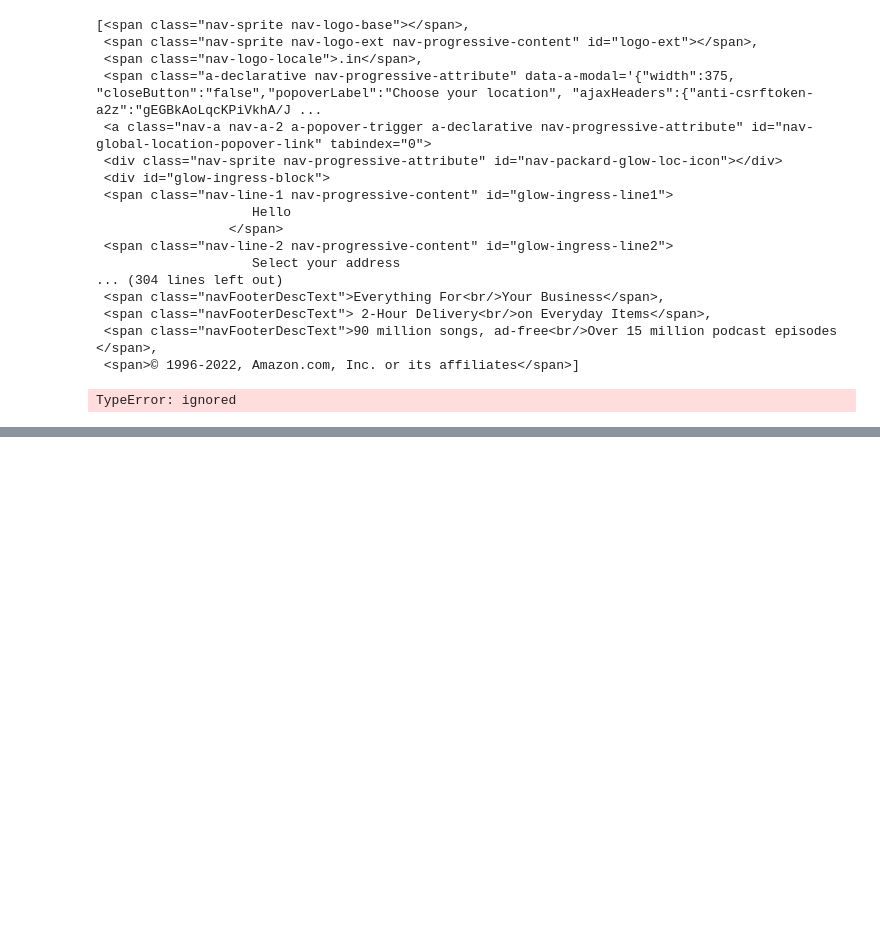
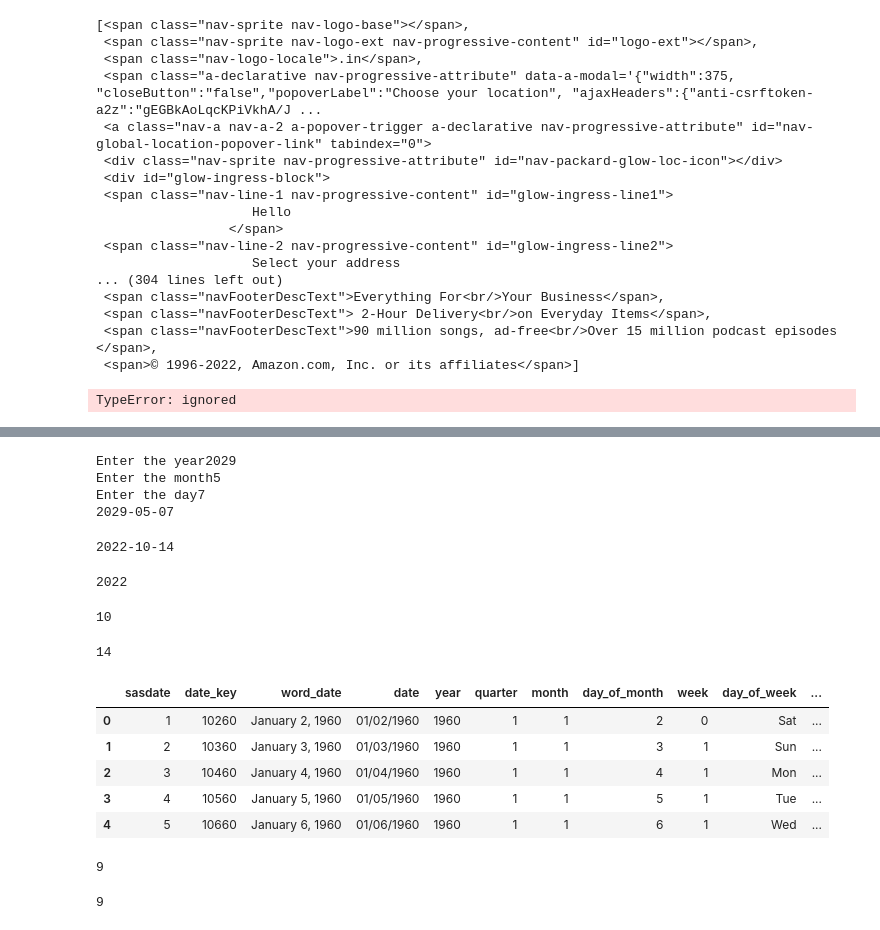
Before and after one commit to durgesh2010/Python-practice, a Jupyter notebook: OOPs_my_notes_.ipynb, the cells around one changed output, grey strips where cells are left out. Drawn from its saved outputs; the diff is of its cells as text; code cells hidden in the pictures; blank space fills up the shorter version.

```diff
--- a/OOPs_my_notes_.ipynb
+++ b/OOPs_my_notes_.ipynb
@@ -1155,0 +1442,39 @@ TypeError: ignored
+# %%
+a = int(input('Enter the year'))
+b = int(input('Enter the month'))
+c = int(input('Enter the day'))
+n = datetime.date(a, b, c)
+print(n)
+# %% [output]
+Enter the year2029
+Enter the month5
+Enter the day7
+2029-05-07
+# %%
+m = datetime.date.today()
+print(m)
+# %% [output]
+2022-10-14
+# %%
+m.year
+# %% [output]
+2022
+# %%
+m.month
+# %% [output]
+10
+# %%
+m.day
+# %% [output]
+14
+# %%
+import pandas as pd
+df = pd.read_csv('/content/calendar.csv')
+df.head()
+# %% [output]
+|  | sasdate | date_key | word_date | date | year | quarter | month | day_of_month | week | day_of_week | ... |
+| 0 | 1 | 10260 | January 2, 1960 | 01/02/1960 | 1960 | 1 | 1 | 2 | 0 | Sat | ... |
+| 1 | 2 | 10360 | January 3, 1960 | 01/03/1960 | 1960 | 1 | 1 | 3 | 1 | Sun | ... |
+| 2 | 3 | 10460 | January 4, 1960 | 01/04/1960 | 1960 | 1 | 1 | 4 | 1 | Mon | ... |
+| 3 | 4 | 10560 | January 5, 1960 | 01/05/1960 | 1960 | 1 | 1 | 5 | 1 | Tue | ... |
+| 4 | 5 | 10660 | January 6, 1960 | 01/06/1960 | 1960 | 1 | 1 | 6 | 1 | Wed | ... |
@@ -1155,0 +1485,12 @@ TypeError: ignored
+# %%
+def sq(x):
+  y = x**2
+  return y
+sq(3)
+# %% [output]
+9
+# %%
+a = lambda x: x**2
+a(3)
+# %% [output]
+9
```
Also changed, not shown: parts of 42 cells of this notebook.
